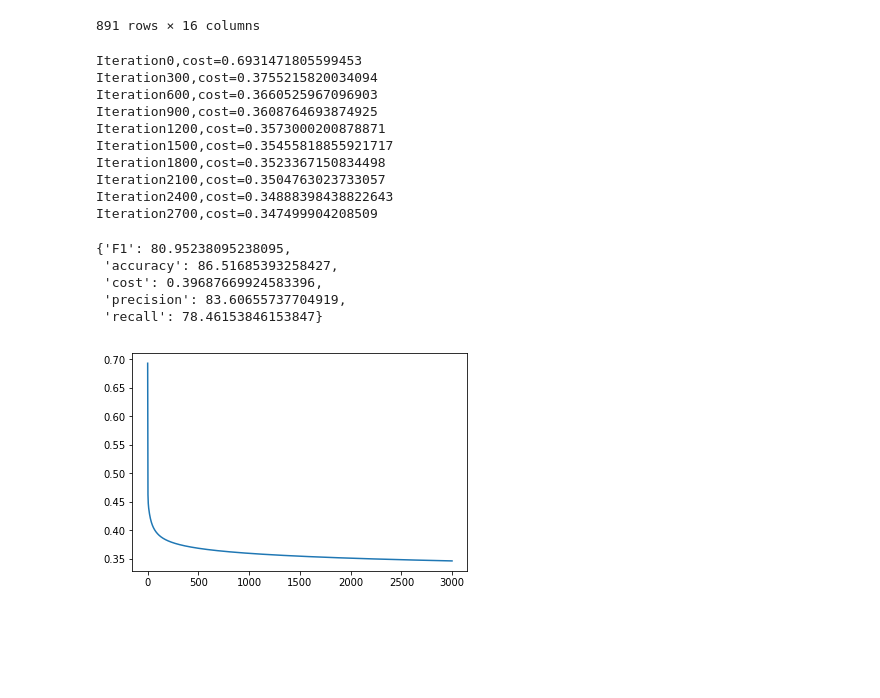
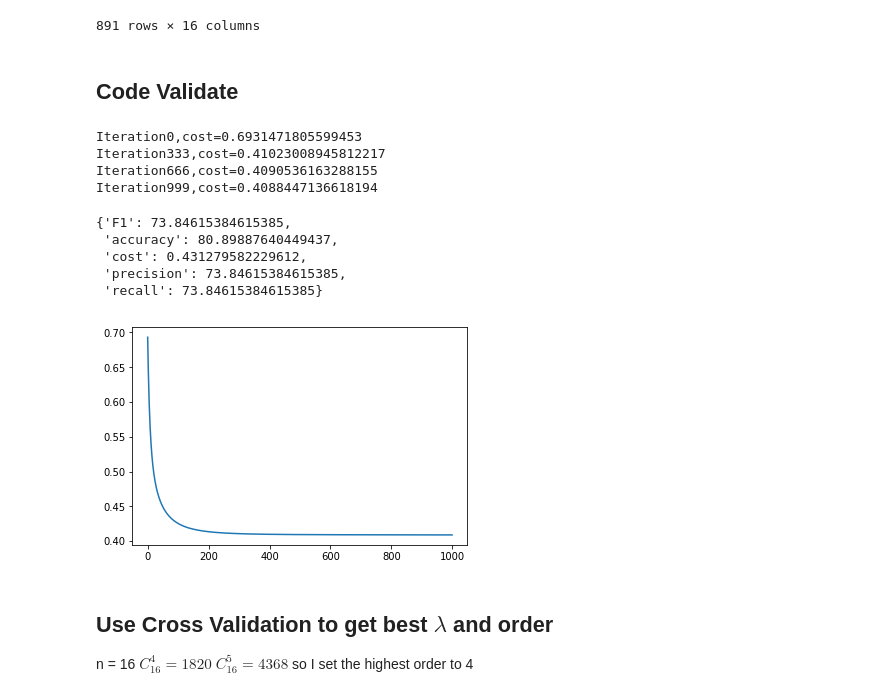
Before and after one commit to luo3300612/kaggle, a Jupyter notebook: Titanic/mysolution.ipynb, the cells around one changed output. Drawn from its saved outputs; the diff is of its cells as text; code cells hidden in the pictures; blank space fills up the shorter version.

```diff
--- a/Titanic/mysolution.ipynb
+++ b/Titanic/mysolution.ipynb
@@ -165,6 +161,7 @@ warnings.filterwarnings('error')
 # %%
 import matplotlib.pyplot as plt
 import itertools
+import sys
 class LR:
     def __init__(self,whichset,poly=1):
         self.poly = poly
@@ -210,6 +207,7 @@ class LR:
             try:
                 X[:,i] = (X[:,i] - mean)/std
             except Warning as e:
+                print(e)
                 print('normlization_self warning')
         return X
 
@@ -221,6 +219,7 @@ class LR:
             try:
                 X[:,i] = (X[:,i] - mean)/std
             except Warning as e:
+                print(e)
                 print('normlization_other warning')
         return X
 
@@ -228,28 +227,31 @@ class LR:
         try:
             ret = 1/(1+np.power(np.e,-x))
         except Warning as e:
+            print(e)
             print('sigmoid warning')
         return ret
 
     def costANDgradient(self,X,y,theta,lambda_):
         m = X.shape[0]
         y_pred = self.sigmoid(X.dot(theta))
+        y_pred[y_pred>=0.99999999] = 0.99999999
+        y_pred[y_pred<=0.00000001] = 0.00000001
         try:
             J = -1./m*((y.T).dot(np.log(y_pred))+(1-y).T.dot(np.log(1-y_pred))) + lambda_/2/m*(theta.sum()-theta[0][0])
-
             grad_J = 1/m*((X.T).dot(y_pred-y)) + lambda_/m*theta
             return J,grad_J
         except Warning as e:
             print(e)
             print('costANDgradient warning')
+            print(y_pred)
+            sys.exit(1)
 
-    def train(self,lambda_,maxIter=100,alpha=0.1):
+    def train(self,lambda_,maxIter=100,alpha=0.1,needcost=True):
         J_history = np.zeros(maxIter)
         for i in range(maxIter):
-            #print(i)
             J_history[i],grad = self.costANDgradient(self.X,self.y,self.theta,lambda_)
             self.theta -= alpha*grad
-            if i%(int(maxIter/10)) is 0:
+            if needcost and i%(int(maxIter/3)) is 0:
                 print('Iteration{},cost={}'.format(i,J_history[i]))
         plt.plot(list(range(maxIter)),J_history)
 
@@ -278,7 +280,7 @@ class LR:
         for i in range(ret.size):
             if y_pred[i][0] > 0.5:
                 ret[i][0] = 1
-        print(ret)
+        #print(ret)
         return ret
 
 
@@ -309,25 +311,21 @@ class LR:
             F1 = 0
             print(TP,TN,FP,FN)
         return ret.sum()/ret.size,P,R,F1
+# %% [markdown]
+## Code Validate
 # %%
 data = Data(to_train_data)
-lr = LR(data.train,3)
-lr.train(0.5,3000,0.1)
+lr = LR(data.train,1)
+lr.train(0.5,1000,0.1)
 lr(data.val)
 # %% [output]
 Iteration0,cost=0.6931471805599453
-Iteration300,cost=0.3755215820034094
-Iteration600,cost=0.3660525967096903
-Iteration900,cost=0.3608764693874925
-Iteration1200,cost=0.3573000200878871
-Iteration1500,cost=0.35455818855921717
-Iteration1800,cost=0.3523367150834498
-Iteration2100,cost=0.3504763023733057
-Iteration2400,cost=0.34888398438822643
-Iteration2700,cost=0.347499904208509
+Iteration333,cost=0.41023008945812217
+Iteration666,cost=0.4090536163288155
+Iteration999,cost=0.4088447136618194
-{'F1': 80.95238095238095,
- 'accuracy': 86.51685393258427,
- 'cost': 0.39687669924583396,
- 'precision': 83.60655737704919,
- 'recall': 78.46153846153847}
+{'F1': 73.84615384615385,
+ 'accuracy': 80.89887640449437,
+ 'cost': 0.431279582229612,
+ 'precision': 73.84615384615385,
+ 'recall': 73.84615384615385}
-[figure, old version]
+[figure, new version]
@@ -336,3 +332,9 @@ lr(data.val)
+# %% [markdown]
+## Use Cross Validation to get best $\lambda$ and order
+n = 16
+$C^{4}_{16} = 1820$
+$C^{5}_{16} = 4368$
+so I set the highest order to 4
 # %%
 def check(poly):
     df_train = pd.DataFrame(columns = ['cost','accuracy','precision','recall','F1'])
```
Also changed, not shown: parts of 30 cells of this notebook, 1 other file.
